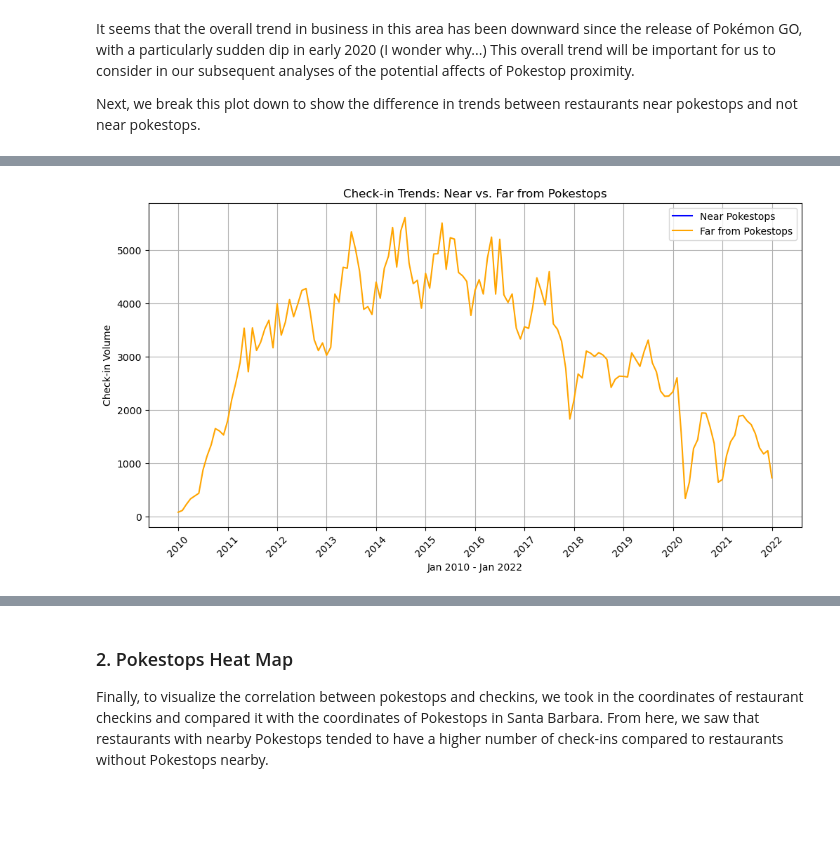
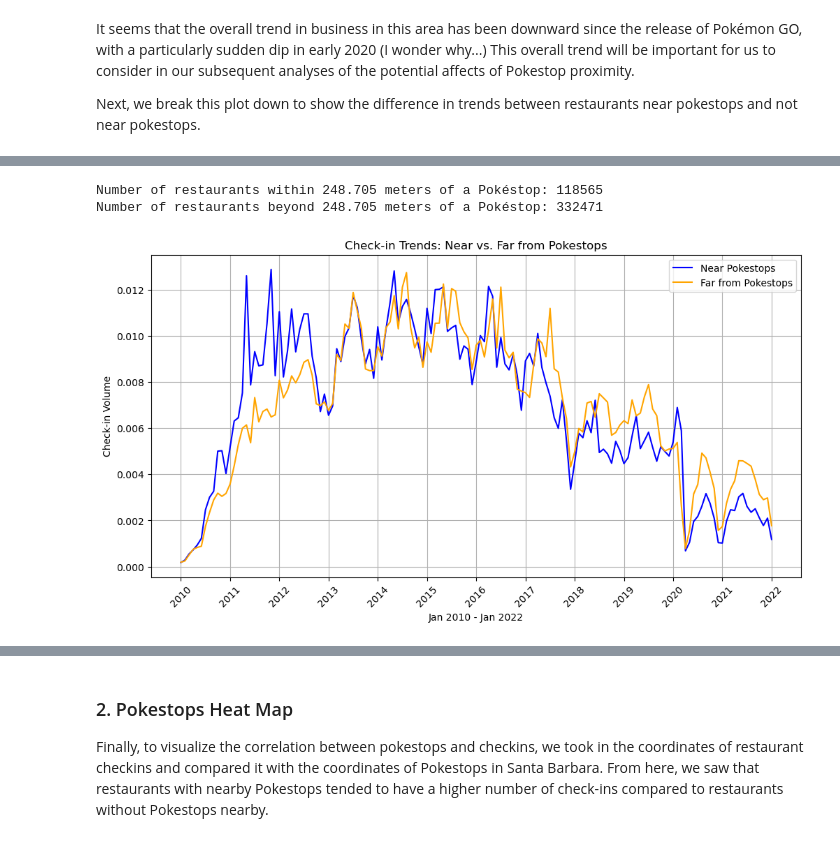
Before and after one commit to skvillamin/pokestops-analysis, a Jupyter notebook: EDACheckpoint_Group128-FA24.ipynb, the cells around one changed output, grey strips where cells are left out. Saved outputs shown, nothing was run; the diff lists cells and outputs as text; code cells hidden in the pictures; blank space fills up the shorter version.

Commit message:
Parallel trends visualization fix + regression analysis

```diff
--- a/EDACheckpoint_Group128-FA24.ipynb
+++ b/EDACheckpoint_Group128-FA24.ipynb
@@ -82,8 +82,8 @@ import pandas as pd
 # checkin_data = pd.read_json('\\Users\\works\\Desktop\\yelp_academic_dataset_checkin.json', lines=True)
 
 #Load business.json and checkin.json as a pandas dataframe
-business_data = pd.read_json('\\Users\\works\\Desktop\\yelp_academic_dataset_business.json', lines=True)
-checkin_data = pd.read_json('\\Users\\works\\Desktop\\yelp_academic_dataset_checkin.json', lines=True)
+business_data = pd.read_json('yelp_academic_dataset_business.json', lines=True)
+checkin_data = pd.read_json('yelp_academic_dataset_checkin.json', lines=True)
 
 # Use json_normalize to flatten the structure
 business = pd.json_normalize(business_data.to_dict(orient="records"))
@@ -381,26 +357,57 @@ print(far_pokestops_df.size)
+# %%
+
+def split_restaurants_by_threshold(restaurants, distances, threshold):
+
+    # Create a mask for distances within the threshold
+    within_threshold_mask = distances <= threshold
+
+    # Split the DataFrame based on the mask
+    within_threshold = restaurants[within_threshold_mask].copy()
+    beyond_threshold = restaurants[~within_threshold_mask].copy()
+
+    return within_threshold, beyond_threshold
+
+# Define the threshold in meters
+threshold_distance = 497.41 / 2
+
+# Split the restaurants
+near_pokestops_df, far_pokestops_df = split_restaurants_by_threshold(
+    df, nearest_distances_meters, threshold_distance
+)
+
+# Output the results
+print(f"Number of restaurants within {threshold_distance} meters of a Pokéstop: {len(near_pokestops_df)}")
+print(f"Number of restaurants beyond {threshold_distance} meters of a Pokéstop: {len(far_pokestops_df)}")
+
+### fixing my shortcut for teammates
+restaurants_sb = df
+# %% [output]
+Number of restaurants within 248.705 meters of a Pokéstop: 118565
+Number of restaurants beyond 248.705 meters of a Pokéstop: 332471
 # %%
-# Group by month and count check-ins
-near_trend = near_pokestops_df.groupby('Year-Month').size()
-far_trend = far_pokestops_df.groupby('Year-Month').size()
+# Group by month and count average check-ins per restaurant
+near_trend = near_pokestops_df.groupby('Year-Month').size() / len(near_pokestops_df)
+far_trend = far_pokestops_df.groupby('Year-Month').size() / len(far_pokestops_df)
 
 # Plot the trends on the same graph
 plt.figure(figsize=(12, 6))
 plt.plot(near_trend.index.astype(str), near_trend, label='Near Pokestops', color='blue')
 plt.plot(far_trend.index.astype(str), far_trend, label='Far from Pokestops', color='orange')
 
 # Set x-axis ticks to show every year
 ticks = checkins_per_month.index[::12].strftime('%Y-%m')
 tick_labels = [tick[:4] for tick in ticks]
 plt.xticks(ticks=range(len(checkins_per_month.index))[::12], labels=tick_labels, rotation=45)
 
 # Add labels, title, legend, and grid
 plt.title('Check-in Trends: Near vs. Far from Pokestops')
 plt.xlabel('Jan 2010 - Jan 2022')
 plt.ylabel('Check-in Volume')
 plt.xticks(rotation=45)
 plt.grid()
 plt.legend()
 
+
 plt.show()
 # %% [output]
-[figure, old version]
+[figure, new version]
```
Also changed, not shown: parts of 13 cells of this notebook.
